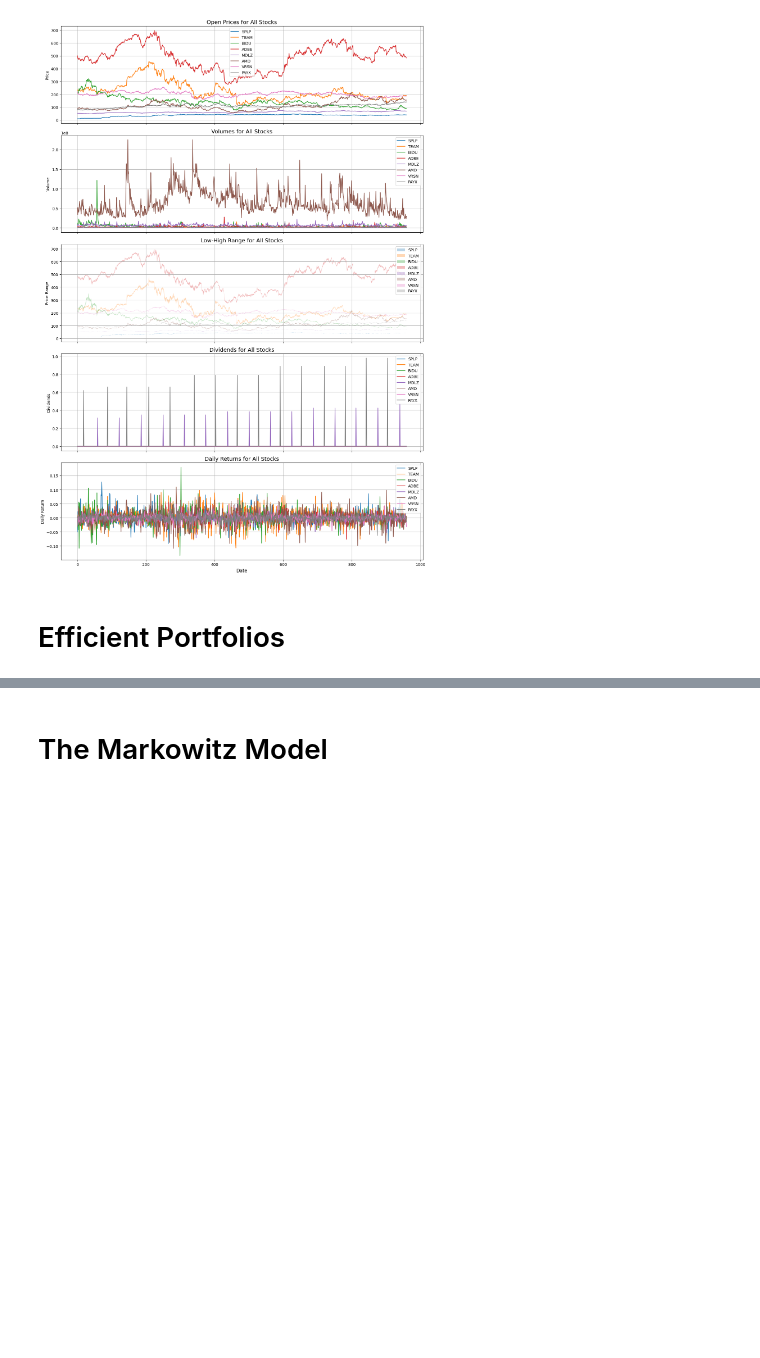
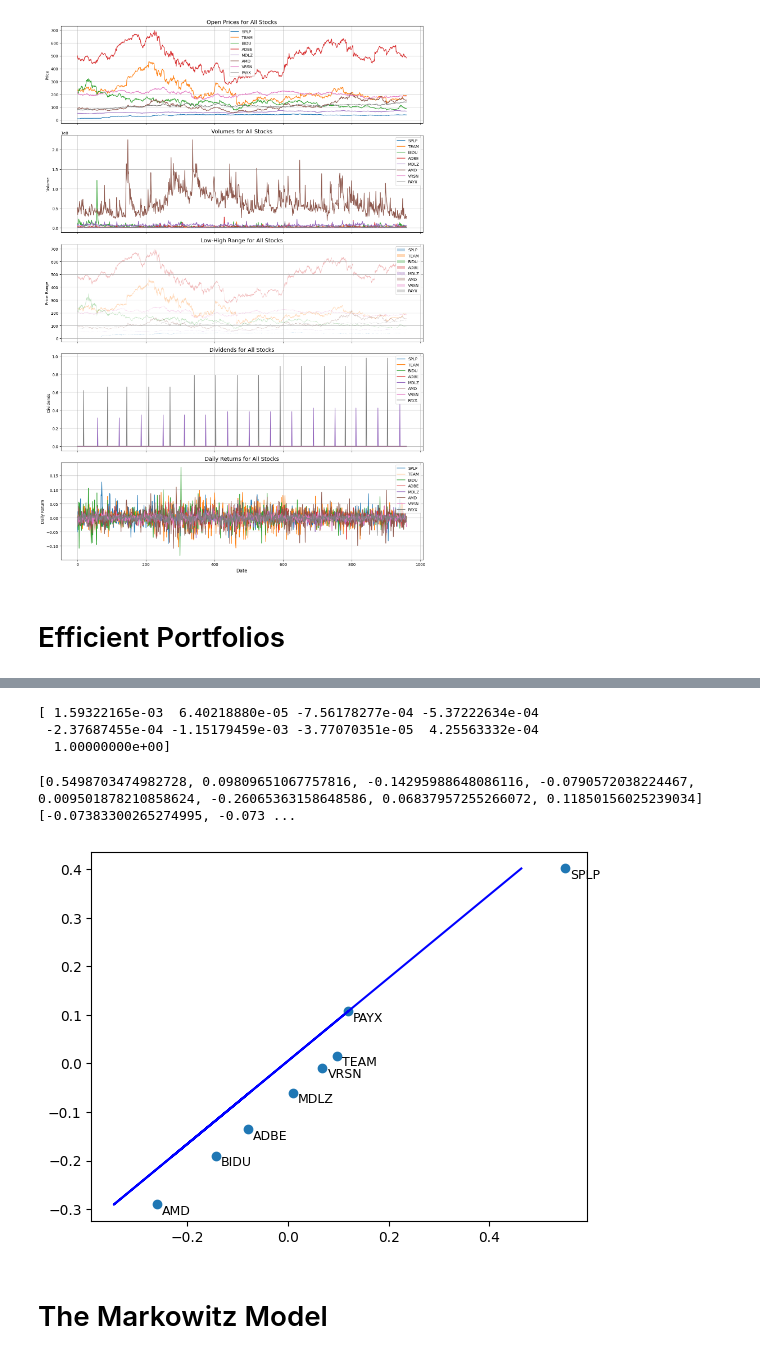
Before and after one commit to ancabenca/ds2-hw, a Jupyter notebook: Projekt -AnalyzaInvestic/AI-VNO.ipynb, the cells around one changed output, grey strips where cells are left out. Drawn from its saved outputs; the diff is of its cells as text; code cells hidden in the pictures; blank space fills up the shorter version.

```diff
--- a/Projekt -AnalyzaInvestic/AI-VNO.ipynb
+++ b/Projekt -AnalyzaInvestic/AI-VNO.ipynb
@@ -918,3 +757,74 @@ AttributeError: 'Series' object has no attribute 'columns'
+# %%
+print(np.append(expected_returns.values,1))
+# %% [output]
+[ 1.59322165e-03  6.40218880e-05 -7.56178277e-04 -5.37222634e-04
+ -2.37687455e-04 -1.15179459e-03 -3.77070351e-05  4.25563332e-04
+  1.00000000e+00]
+# %%
+beta_sml_s = (expected_returns - daily_risk_free_rate) * year / (tangency_return_s - daily_risk_free_rate * year)
+
+daily_tangency_returns_s = stock_returns_subset.values @ tangency_weights_s
+y = (stock_returns_subset.subtract(risk_free_rate_subset['Daily_Rate'],axis=0))*year
+x = (daily_tangency_returns_s - risk_free_rate_subset['Daily_Rate'])*year
+x = sm.add_constant(x)
+
+alphas = []
+betas = []
+for ticker in tickers:
+    model = sm.OLS(y[ticker].values,x).fit()
+    alpha, beta = model.params
+    alphas.append(alpha)
+    betas.append(beta)
+
+
+
+#result = sm.OLS(y[:,0], x).fit()
+returns = np.array(alphas) + daily_risk_free_rate * year + np.array(betas) * (tangency_return_s - daily_risk_free_rate*year)
+print(betas, alphas)
+
+
+# plt.figure(figsize=(10, 6))
+# plt.plot(betas_sml, sml_returns, color='blue', label='Security Market Line (SML)')
+# plt.axhline(risk_free_rate, color='gray', linestyle='--', label='Risk-Free Rate')
+
+# # Plot individual stocks
+# #plt.scatter(np.array(betas), returns)
+#     #plt.text(row['Beta'], row['Expected_Return'], f" {row['Stock']}", fontsize=9)
+
+# # Add labels and legend
+# plt.title('Security Market Line and Stocks')
+# plt.xlabel('Beta')
+# plt.ylabel('Expected Return')
+# plt.legend()
+# plt.grid()
+# plt.show()
+
+# # Plot the SML
+plt.plot(beta_sml_s, expected_returns*year, label="Security Market Line (SML)", color='blue')
+plt.scatter(np.array(betas), returns)
+for i, ticker in enumerate(tickers):
+    plt.text(np.array(betas)[i]+0.01, returns[i],
+             ticker,
+             fontsize=9,
+             ha='left',
+             va='top')
+
+
+# # Plot individual stocks based on their expected returns and betas
+# plt.scatter(beta, expected_returns, color='red', label="Stocks")
+# for i, ticker in enumerate(tickers):
+#     plt.annotate(ticker, (beta[i], expected_returns[i]))
+
+# # Labels and title
+# plt.title("Security Market Line (SML) and Stock Positions")
+# plt.xlabel("Beta (Systematic Risk)")
+# plt.ylabel("Expected Return")
+# plt.legend(loc="upper left")
+# plt.grid(True)
+# plt.show()
+# %% [output]
+[0.5498703474982728, 0.09809651067757816, -0.14295988648086116, -0.0790572038224467, 0.009501878210858624, -0.26065363158648586, 0.06837957255266072, 0.11850156025239034] [-0.07383300265274995, -0.073 ...
+[figure, added]
 # %% [markdown]
 # The Markowitz Model
 # %% [markdown]
```
Also changed, not shown: parts of 36 cells of this notebook, 1 other file.
